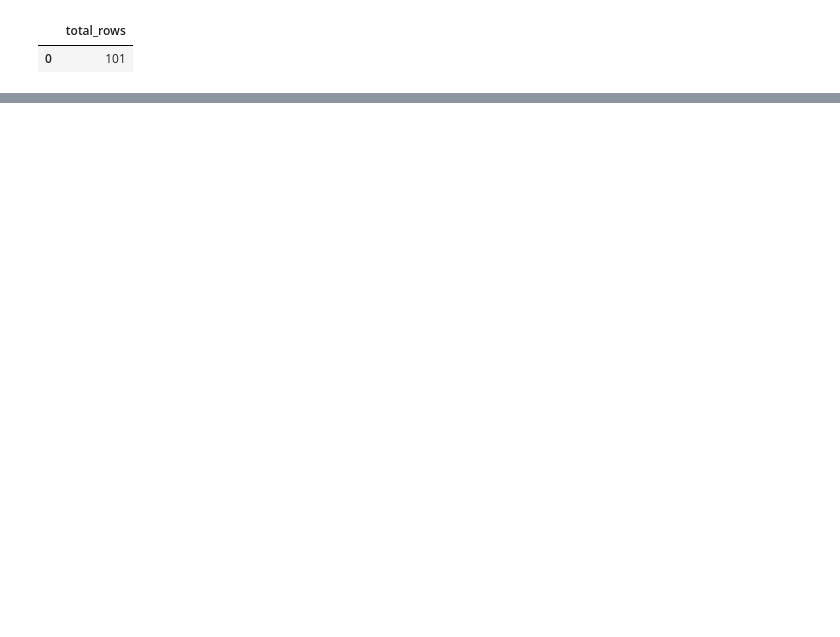
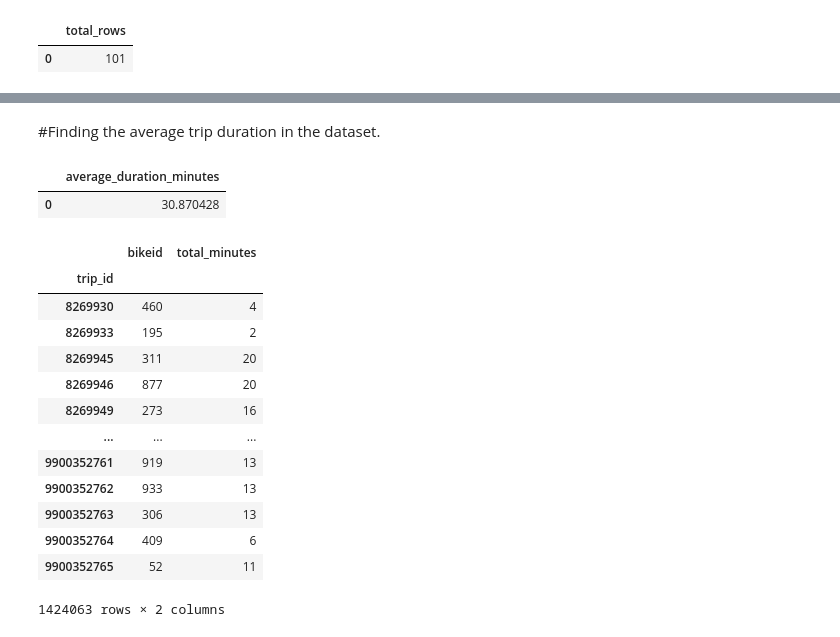
Before and after one commit to prakha10/data-visualization.github.io, a Jupyter notebook: Untitled6.ipynb, the cells around one changed output, grey strips where cells are left out. Drawn from its saved outputs; the diff is of its cells as text; code cells hidden in the pictures; blank space fills up the shorter version.

```diff
--- a/Untitled6.ipynb
+++ b/Untitled6.ipynb
@@ -52,0 +72,33 @@ df
+# %% [markdown]
+#Finding the average  trip duration in the dataset.
+# %%
+%%bigquery --project datavids
+SELECT
+  AVG(table.duration_minutes) as average_duration_minutes
+FROM  `bigquery-public-data.austin_bikeshare.bikeshare_trips`as table
+# %% [output]
+|  | average_duration_minutes |
+| 0 | 30.870428 |
+# %%
+import pandas as pd
+
+groupeddf = df.groupby('trip_id')
+# %%
+maxdf = groupeddf.max()
+# %%
+maxdf
+# %% [output]
+|  | bikeid | total_minutes |
+| trip_id |  |  |
+| 8269930 | 460 | 4 |
+| 8269933 | 195 | 2 |
+| 8269945 | 311 | 20 |
+| 8269946 | 877 | 20 |
+| 8269949 | 273 | 16 |
+| ... | ... | ... |
+| 9900352761 | 919 | 13 |
+| 9900352762 | 933 | 13 |
+| 9900352763 | 306 | 13 |
+| 9900352764 | 409 | 6 |
+| 9900352765 | 52 | 11 |
+1424063 rows × 2 columns
```
Also changed, not shown: parts of 10 cells of this notebook.
